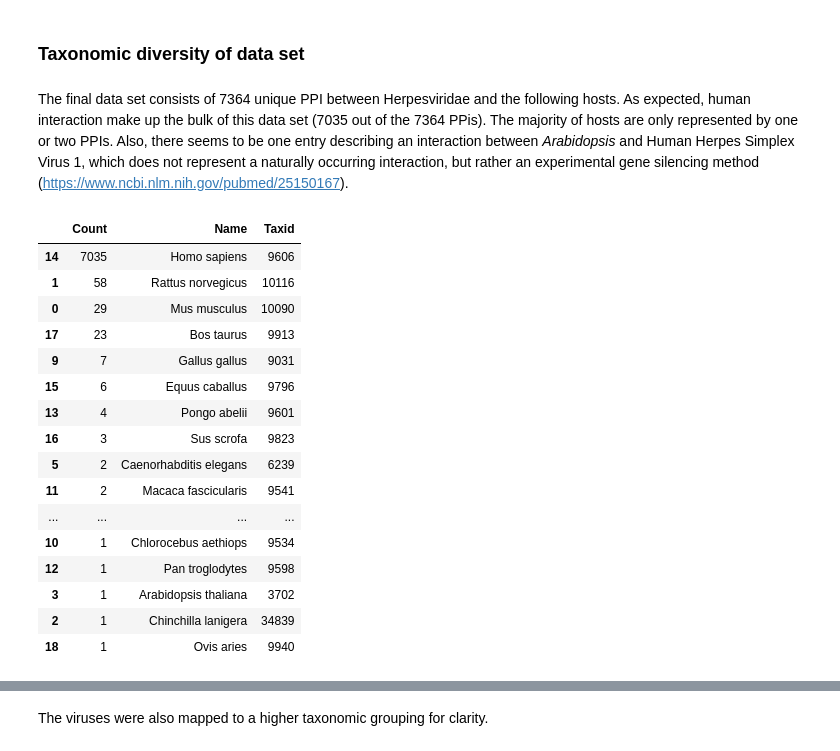
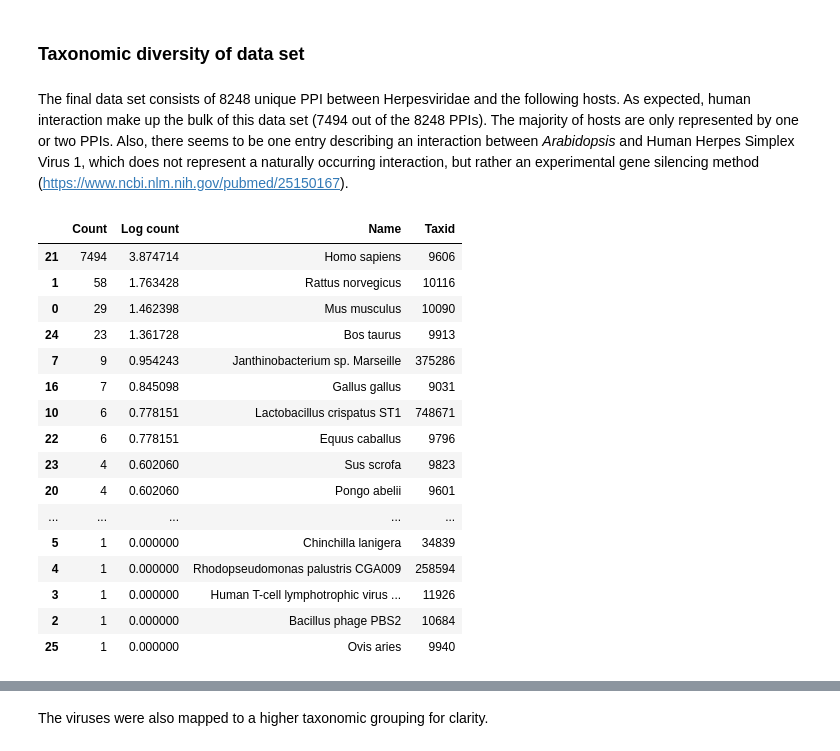
Before and after one commit to pmoris/host-pathogen-ppi-analysis, a Jupyter notebook: notebooks/Host-pathogen PPI meta mining.ipynb, the cells around one changed output, grey strips where cells are left out. Cells and saved outputs as stored; diff of their text form; code cells hidden in the pictures.

```diff
--- a/notebooks/Host-pathogen PPI meta mining.ipynb
+++ b/notebooks/Host-pathogen PPI meta mining.ipynb
@@ -170,0 +219,28 @@ Overall, these data sets also exhibit a substantial amount of overlap between th
+# %%
+duplicates = df_herpes.origin[df_herpes.duplicated(subset=['xref_partners_sorted'])].groupby(df_herpes.origin).size()
+uniques = df_herpes.origin[~df_herpes.duplicated(subset=['xref_partners_sorted'])].groupby(df_herpes.origin).size()
+total = df_herpes.origin.groupby(df_herpes.origin).size()
+
+display(uniques)
+display(total)
+
+# inter-intra plot
+height = [val for pair in zip(uniques, total) for val in pair]
+bars = [val for pair in zip(uniques.index, total.index) for val in pair]
+bars = ['IntAct', 'IntAct', 'HPIDB2', 'HPIDB2', 'VirHostNet', 'VirHostNet', 'PHISTO', 'PHISTO']
+y_pos = np.arange(len(bars))
+plt.barh(y_pos, height, color=('#ee953f', '#23373b')) # #ee953f orange #23373b teal
+plt.yticks(y_pos, bars)
+for i in range(len(y_pos)):
+    plt.text(x = height[i]+500 , y = y_pos[i], s = height[i], size = 10, fontweight = 'bold')
+plt.tight_layout(pad=0)
+plt.margins(0.2, 0.1)
+# plt.subplots_adjust(right=2.3)
+plt.title('Number of unique interactions per source')
+plt.xlabel('PPI count')
+import matplotlib.patches as mpatches
+u = mpatches.Patch(color='#ee953f', label='Unique interactions')
+t = mpatches.Patch(color='#23373b', label='Total interactions')
+plt.legend(handles=[t, u], loc=1)
+plt.savefig('../../data/processed/img/redundancy.pdf', facecolor='#fafafa', edgecolor='none', bbox_inches='tight')
+plt.show()
@@ -262,15 +356,16 @@ As a side-note: this also displays another discrepancy in the data set. The inte
 # %% [markdown]
 The majority of PPI interactions are of the type (physical) association.
 # %%
-height = df_herpes['interaction_type'].value_counts()
+height = df_herpes['interaction_type'].value_counts(dropna=False)
 bars = height.index
 y_pos = np.arange(len(bars))
-plt.barh(y_pos, height)
+plt.barh(y_pos, height, color=('#ee953f'))
 plt.yticks(y_pos, bars)
 for i in range(len(y_pos)):
     plt.text(x = height[i]+100 , y = y_pos[i], s = height[i], size = 10, fontweight = 'bold')
 plt.margins(0.2, 0.1)
 plt.title('Types of protein-protein interactions')
 plt.xlabel('PPI count')
+plt.savefig('../../data/processed/img/interaction-types.pdf', facecolor='#fafafa', edgecolor='none', bbox_inches='tight')
 plt.show()
 # %% [output]
@@ -278,34 +395,34 @@ plt.show()
 # %% [markdown]
 ### Taxonomic diversity of data set
 # %% [markdown]
-The final data set consists of 7364 unique PPI between Herpesviridae and the following hosts. As expected, human interaction make up the bulk of this data set (7035 out of the 7364 PPis). The majority of hosts are only represented by one or two PPIs.
+The final data set consists of 8248 unique PPI between Herpesviridae and the following hosts. As expected, human interaction make up the bulk of this data set (7494 out of the 8248 PPIs). The majority of hosts are only represented by one or two PPIs.
 Also, there seems to be one entry describing an interaction between *Arabidopsis* and Human Herpes Simplex Virus 1, which does not represent a naturally occurring interaction, but rather an experimental gene silencing method (https://www.ncbi.nlm.nih.gov/pubmed/25150167).
 # %%
 all_taxids = df_herpes['taxid_A'].append(df_herpes['taxid_B']).unique()
 host_taxids = list(np.setdiff1d(all_taxids, herpes_taxids))
 host_list = []
 for i in host_taxids:
     taxid = i.split(':')[1]
     count = df_herpes['xref_partners_sorted'].loc[(df_herpes['taxid_A'] == i) | (df_herpes['taxid_B'] == i)].shape[0]
-    host_list.append({'Taxid' : taxid, 'Name' : taxid2name[taxid], 'Count' : count})
+    host_list.append({'Taxid' : taxid, 'Name' : taxid2name[taxid], 'Count' : count, 'Log count' : np.log10(count)})
 host_df = pd.DataFrame(host_list).sort_values('Count', ascending=False)
 display(host_df)
 reorder_pathogen_host_entries(df_herpes, host_taxids)
 # %% [output]
-|  | Count | Name | Taxid |
-| 14 | 7035 | Homo sapiens | 9606 |
-| 1 | 58 | Rattus norvegicus | 10116 |
-| 0 | 29 | Mus musculus | 10090 |
-| 17 | 23 | Bos taurus | 9913 |
-| 9 | 7 | Gallus gallus | 9031 |
-| 15 | 6 | Equus caballus | 9796 |
-| 13 | 4 | Pongo abelii | 9601 |
-| 16 | 3 | Sus scrofa | 9823 |
-| 5 | 2 | Caenorhabditis elegans | 6239 |
-| 11 | 2 | Macaca fascicularis | 9541 |
-| ... | ... | ... | ... |
-| 10 | 1 | Chlorocebus aethiops | 9534 |
-| 12 | 1 | Pan troglodytes | 9598 |
-| 3 | 1 | Arabidopsis thaliana | 3702 |
-| 2 | 1 | Chinchilla lanigera | 34839 |
-| 18 | 1 | Ovis aries | 9940 |
+|  | Count | Log count | Name | Taxid |
+| 21 | 7494 | 3.874714 | Homo sapiens | 9606 |
+| 1 | 58 | 1.763428 | Rattus norvegicus | 10116 |
+| 0 | 29 | 1.462398 | Mus musculus | 10090 |
+| 24 | 23 | 1.361728 | Bos taurus | 9913 |
+| 7 | 9 | 0.954243 | Janthinobacterium sp. Marseille | 375286 |
+| 16 | 7 | 0.845098 | Gallus gallus | 9031 |
+| 10 | 6 | 0.778151 | Lactobacillus crispatus ST1 | 748671 |
+| 22 | 6 | 0.778151 | Equus caballus | 9796 |
+| 23 | 4 | 0.602060 | Sus scrofa | 9823 |
+| 20 | 4 | 0.602060 | Pongo abelii | 9601 |
+| ... | ... | ... | ... | ... |
+| 5 | 1 | 0.000000 | Chinchilla lanigera | 34839 |
+| 4 | 1 | 0.000000 | Rhodopseudomonas palustris CGA009 | 258594 |
+| 3 | 1 | 0.000000 | Human T-cell lymphotrophic virus ... | 11926 |
+| 2 | 1 | 0.000000 | Bacillus phage PBS2 | 10684 |
+| 25 | 1 | 0.000000 | Ovis aries | 9940 |
```
Also changed, not shown: parts of 39 cells of this notebook, 10 other files.
